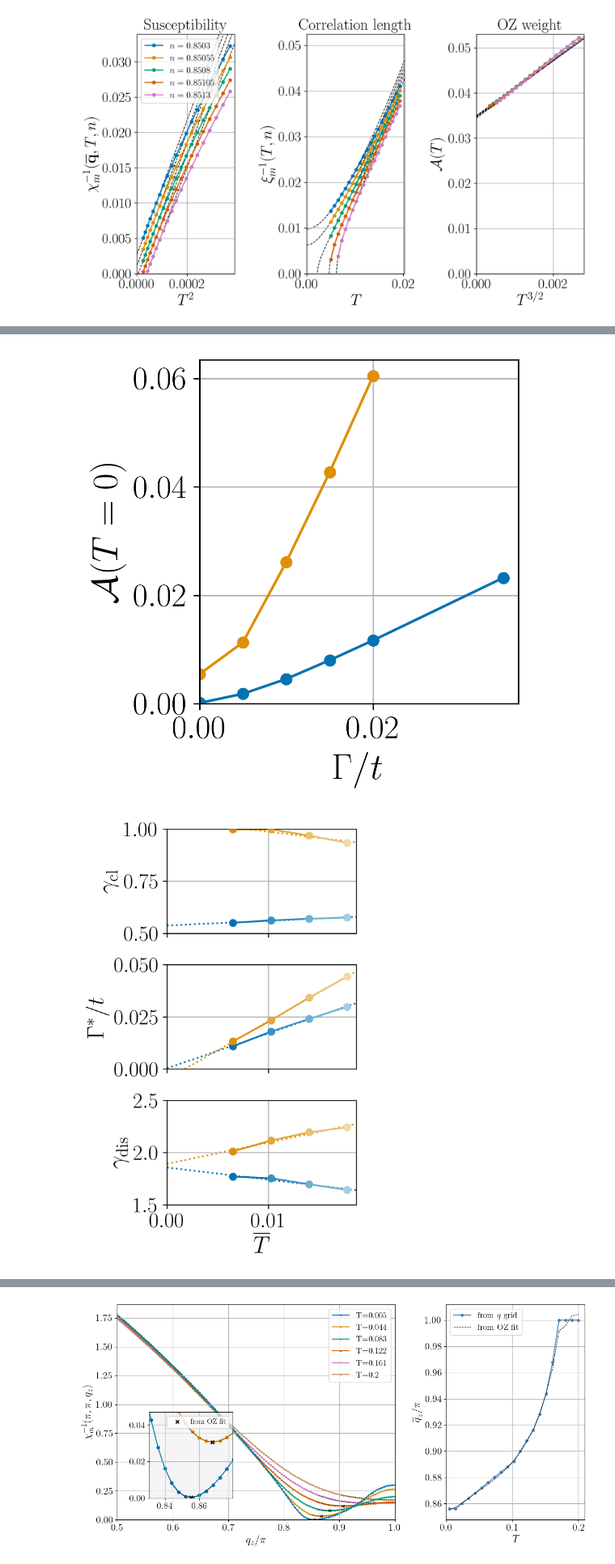
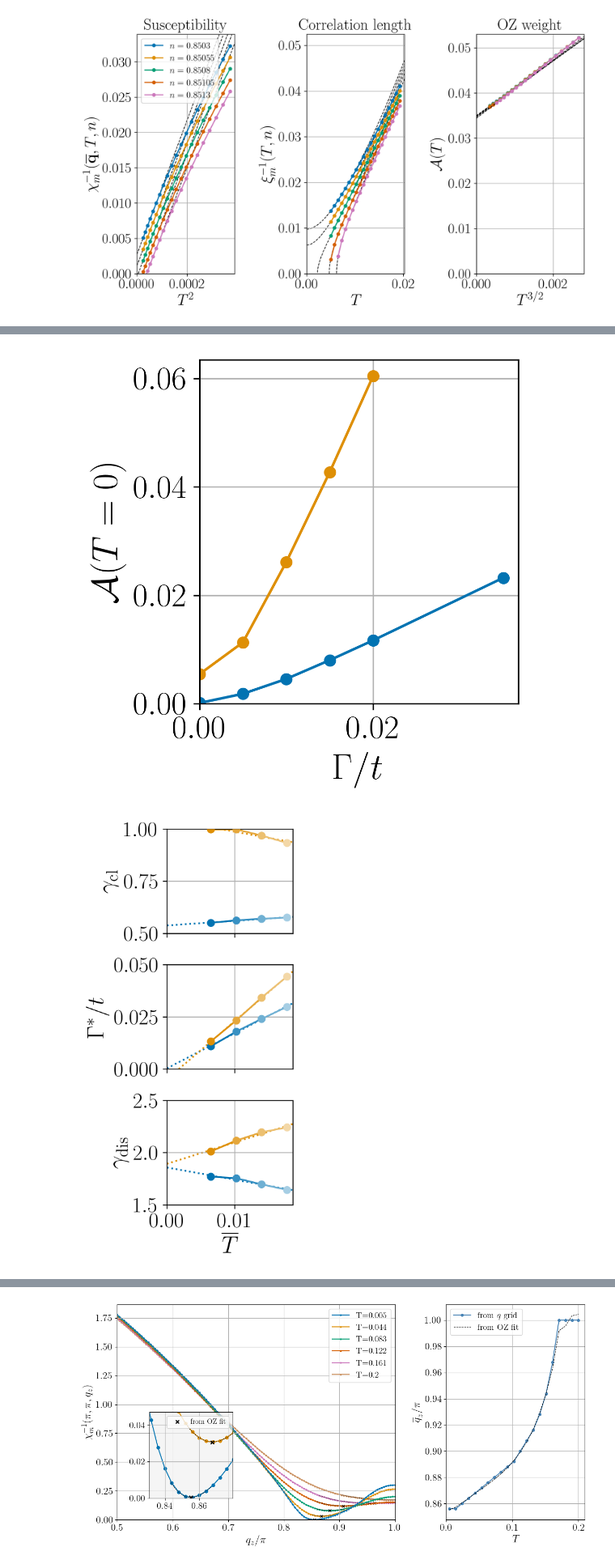
Before and after one commit to cctort/quantum_criticality, a Jupyter notebook: chi_rpa_disorder.ipynb, the cells around one changed output, grey strips where cells are left out. Shown at 81% size. Drawn from its saved outputs; the diff is of its cells as text; code cells hidden in the pictures.

Commit message:
images

```diff
--- a/chi_rpa_disorder.ipynb
+++ b/chi_rpa_disorder.ipynb
@@ -545,7 +545,7 @@ labels = [
     r"$\Gamma^*/t$",
     r"$\gamma_{\mathrm{dis}}$",
 ]
-fig, ax = plt.subplots(3, 1, figsize=(3, 6), sharex=True, gridspec_kw={'hspace': 0.3})
+fig, ax = plt.subplots(3, 1, figsize=(2, 6), sharex=True, gridspec_kw={'hspace': 0.3})
 fig.set_dpi(300)
 
 for res in results:
@@ -574,34 +574,34 @@ for res in results:
                     color=color,
                     zorder=2,
                 )
 
             # Point marker
             ax[i_p].plot(
                 T_star[s],
                 params[i_p][s],
                 "o",
                 color=color,
                 zorder=3,
             )
 
 for i_p in range(3):
     ax[i_p].set_ylabel(labels[i_p])
     ax[i_p].grid(True)
 
 ax[0].set_ylim(0.5, 1)
 ax[1].set_ylim(0.0, 0.05)
 ax[2].set_ylim(1.5, 2.5)
 ax[2].set_xlabel(r"$\overline{T}$")
 
 for a in ax:
     a.set_xlim(left=0)
 
 plt.tight_layout()
 plt.show()
 # %% [output]
 [figure]
 [figure]
-[figure, old version]
+[figure, new version]
 # %%
 plt.plot(G_list, n_c_list, 'o-')
 plt.grid()
```
Also changed, not shown: parts of 1 cell of this notebook, 1 other file.
